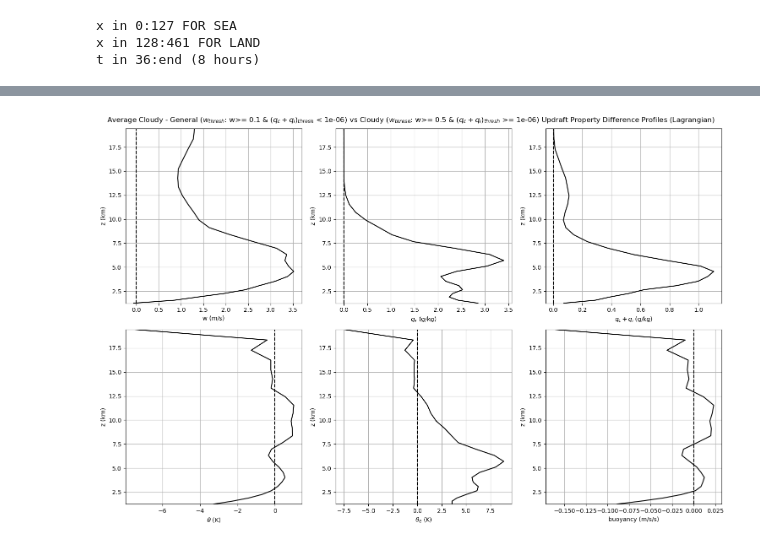
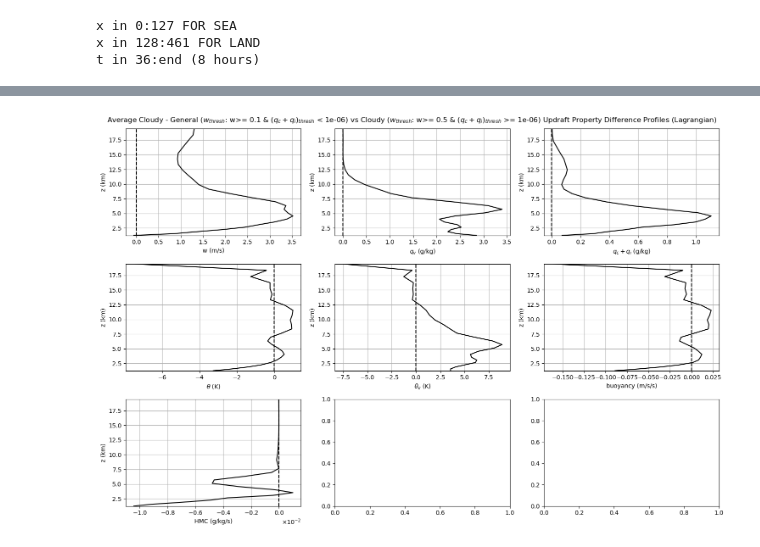
Before and after one commit to torrilab/DCI-Project, a Jupyter notebook: Code/Project_Algorithms/Vertical+Budget_Profiles/lagrangian_updrafts.ipynb, the cells around one changed output, grey strips where cells are left out. Cells and saved outputs as stored; diff of their text form; code cells hidden in the pictures.

```diff
--- a/Code/Project_Algorithms/Vertical+Budget_Profiles/lagrangian_updrafts.ipynb
+++ b/Code/Project_Algorithms/Vertical+Budget_Profiles/lagrangian_updrafts.ipynb
@@ -112,6 +128,7 @@ with h5py.File(dir2+f'VARS_binary_array_{res}_{Np_str}.h5', 'r') as f:
     TH = f['TH'][:]
     TH_E = f['TH_E'][:]
     BUOYANCY = f['BUOYANCY'][:]
+    HMC = f['HMC'][:]
 check_memory()
 # %% [output]
 Top 10 objects with highest memory usage
@@ -450,9 +464,9 @@ res='1km'
 def get_data(type):
     if res=='1km':
         if type=='general':
-            input_file = dir+f'Project_Algorithms/plots/job_out/1km_general_lagrangian_profiles_{res}_{Np_str}.h5'
+            input_file = dir+f'Project_Algorithms/plots/job_out/general_lagrangian_profiles_{res}_{Np_str}.h5'
         elif type=='cloudy':
-            input_file = dir+f'Project_Algorithms/plots/job_out/1km_cloudy_lagrangian_profiles_{res}_{Np_str}.h5'
+            input_file = dir+f'Project_Algorithms/plots/job_out/cloudy_lagrangian_profiles_{res}_{Np_str}.h5'
 
     with h5py.File(input_file, 'r') as f:
         globals()[f'{type}_profile_w'] = np.array(f['profile_w'])
@@ -461,58 +475,66 @@ def get_data(type):
         globals()[f'{type}_profile_th'] = np.array(f['profile_th'])
         globals()[f'{type}_profile_th_e'] = np.array(f['profile_th_e'])
         globals()[f'{type}_profile_buoyancy'] = np.array(f['profile_buoyancy'])
+        globals()[f'{type}_profile_HMC'] = np.array(f['profile_HMC'])
 
 
 
 def diff_plotting():
     #setting up figure
-    fig, axs = plt.subplots(2, 3, figsize=(15, 10))
+    fig, axs = plt.subplots(3, 3, figsize=(15, 10))
     fig.suptitle(f"Average Cloudy - General (" + r"$w_{thresh}$: w>= " + f"{w_thresh1} & " + r"$(q_c+q_i)_{thresh}$ < " + f"{qcqi_thresh}" + ") vs Cloudy (" + r"$w_{thresh}$: w>= " + f"{w_thresh2} & " + r"$(q_c+q_i)_{thresh}$ >= " + f"{qcqi_thresh}" + ") Updraft Property Difference Profiles (Lagrangian)")
-    ax1, ax2, ax3, ax4, ax5, ax6 = axs.flatten()
+    ax1, ax2, ax3, ax4, ax5, ax6, ax7, ax8, ax9 = axs.flatten()
 
     #the plotting
-    vars=['w','qv','qc_plus_qi','th','th_e','buoyancy']
-    xlabels=['w (m/s)',r'$q_v$ (g/kg)',r'$q_c + q_i$ (g/kg)',r'$\theta$ (K)',r'$\theta_e$ (K)','buoyancy (m/s/s)'] #qi (g/kg)
+    vars=['w','qv','qc_plus_qi','th','th_e','buoyancy','HMC']
+    xlabels=['w (m/s)',r'$q_v$ (g/kg)',r'$q_c + q_i$ (g/kg)',r'$\theta$ (K)',r'$\theta_e$ (K)','buoyancy (m/s/s)','HMC (g/kg/s)'] #qi (g/kg)
     for xlabel,var in zip(xlabels,vars):
 
         if var=='w':axis=ax1
-        if var=='qv':axis=ax2
-        if var=='qc_plus_qi':axis=ax3
-        if var=='th':axis=ax4
-        if var=='th_e':axis=ax5
-        if var=='buoyancy':axis=ax6
+        elif var=='qv':axis=ax2
+        elif var=='qc_plus_qi':axis=ax3
+        elif var=='th':axis=ax4
+        elif var=='th_e':axis=ax5
+        elif var=='buoyancy':axis=ax6
+        elif var=='HMC':axis=ax7
+
 
         #get profile
         types=['cloudy','general']
         get_data(types[0])
         out_var_one=globals()[f"{types[0]}_profile_{var}"]
         get_data(types[1])
         out_var_two=globals()[f"{types[1]}_profile_{var}"]
 
         #finding where cloudy updraft count goes below 10
         cutofflow=np.where(out_var_one[:,1]>10)[0][0]
         cutoffhigh=np.where(out_var_one[:,1]>10)[0][-1]
 
         #averaging
         out_var_diff=average_difference(out_var_one,out_var_two)
 
+        if var in ['qv','qc_plus_qi','HMC']:
+            out_var_diff[:,0]*=1000
+
         axis.plot(out_var_diff[:,0],out_var_diff[:,-1],color='k')
         axis.axvline(0,color='k',linestyle='dashed')
         # axis.set_ylim(bottom=0,top=20)
         axis.set_ylim(bottom=data['zh'][cutofflow],top=data['zh'][cutoffhigh])
         #labeling
         axis.set_ylabel('z (km)');axis.set_xlabel(xlabel);
         axis.grid(True)
         # axis.legend(fontsize='small') #only adds legend at final variable
 
         # axis.set_yticks(list(axis.get_yticks()) + [data['zh'][cutofflow]]) #TESTING
 
+        if axis==ax7:
+            apply_scientific_notation([axis])
     plt.tight_layout()
 
 # #MEAN CLOUD BASE
 # for axis in axises:
 #     axis.axhline(cloudbase,color='purple',linestyle='dashed')
-    plt.savefig(dir+f'Project_Algorithms/plots/1km_lagrangian_updraft_profiles_diff_{res}_{Np_str}test.jpg', bbox_inches='tight', dpi=300) #save plot
+    plt.savefig(dir+f'Project_Algorithms/plots/lagrangian_updraft_profiles_diff_{res}_{Np_str}test.jpg', bbox_inches='tight', dpi=300) #save plot
 diff_plotting()
 # %% [output]
-[figure, old version]
+[figure, new version]
```
Also changed, not shown: parts of 5 cells of this notebook, 7 other files.
